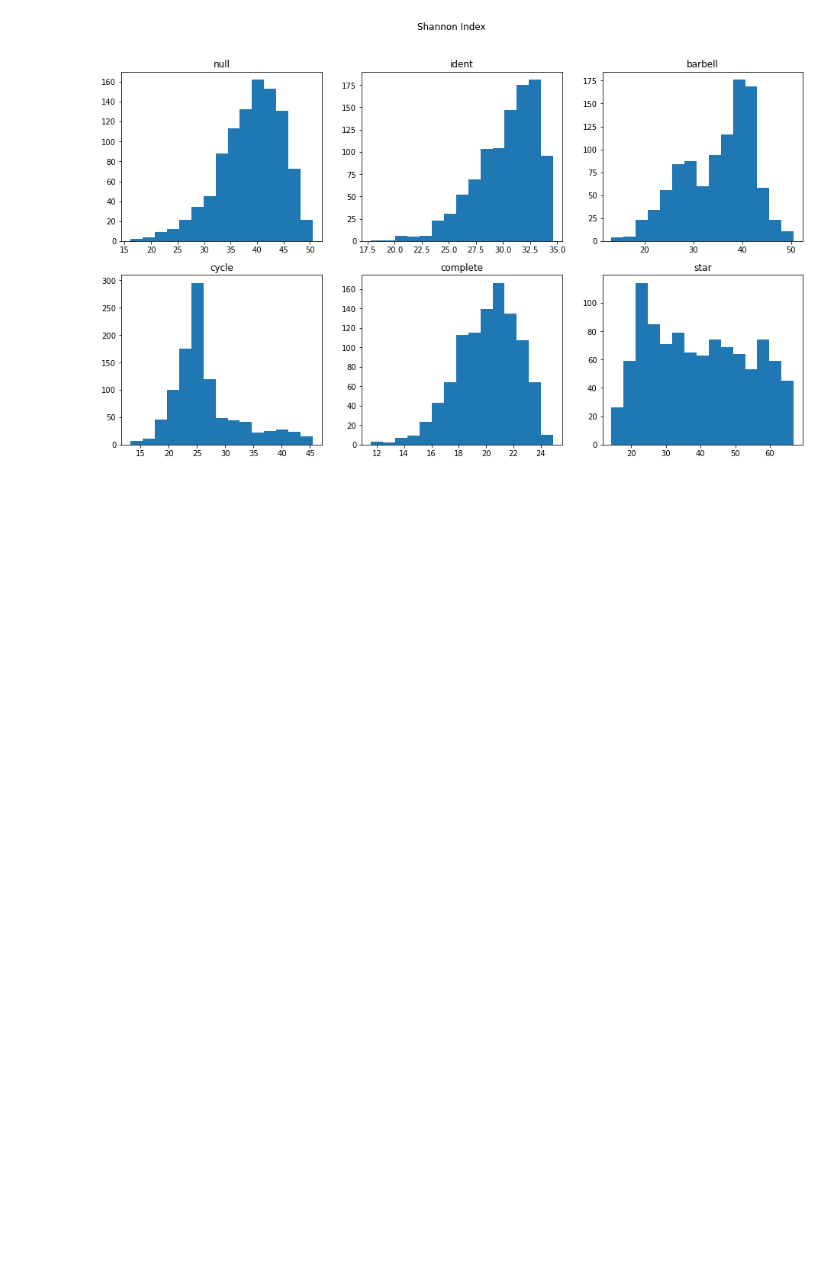
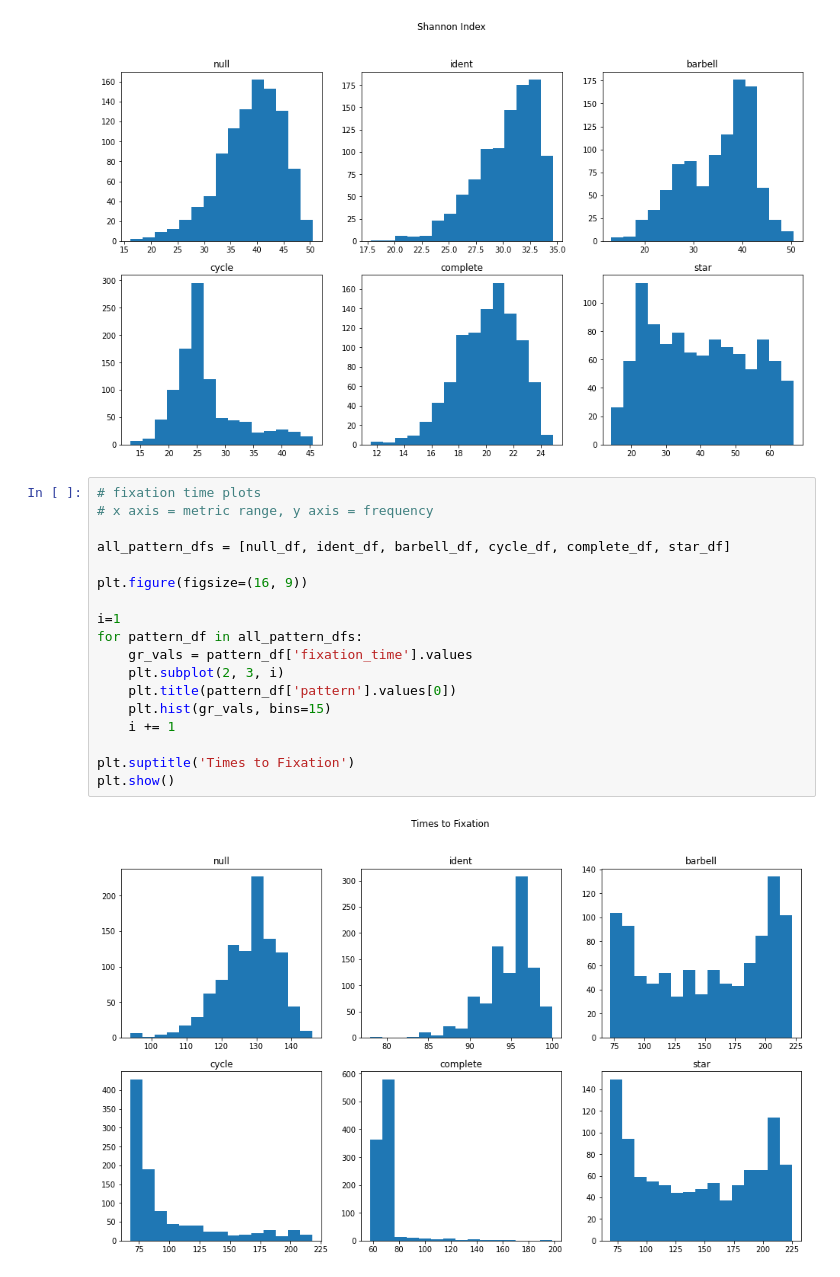
Before and after one commit to DJSiddharthVader/Simulations-02712-Project, a Jupyter notebook: src/patterns_analysis.ipynb, the cells around one changed output. Saved outputs shown, nothing was run; the diff lists cells and outputs as text; blank space fills up the shorter version.

Commit message:
added plots for fixation_time

```diff
--- a/src/patterns_analysis.ipynb
+++ b/src/patterns_analysis.ipynb
@@ -171,3 +171,23 @@ plt.suptitle('Shannon Index')
 plt.show()
 # %% [output]
 [figure]
+# %%
+# fixation time plots
+# x axis = metric range, y axis = frequency
+
+all_pattern_dfs = [null_df, ident_df, barbell_df, cycle_df, complete_df, star_df]
+
+plt.figure(figsize=(16, 9))
+
+i=1
+for pattern_df in all_pattern_dfs:
+    gr_vals = pattern_df['fixation_time'].values
+    plt.subplot(2, 3, i)
+    plt.title(pattern_df['pattern'].values[0])
+    plt.hist(gr_vals, bins=15)
+    i += 1
+
+plt.suptitle('Times to Fixation')
+plt.show()
+# %% [output]
+[figure, added]
```
